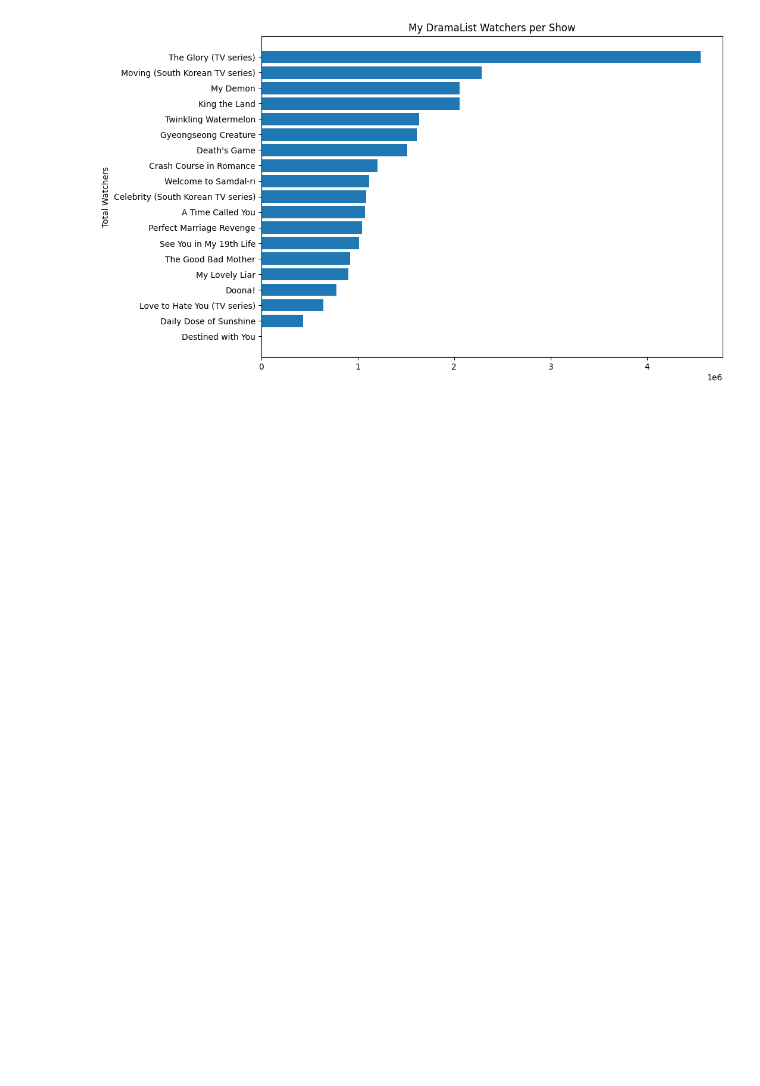
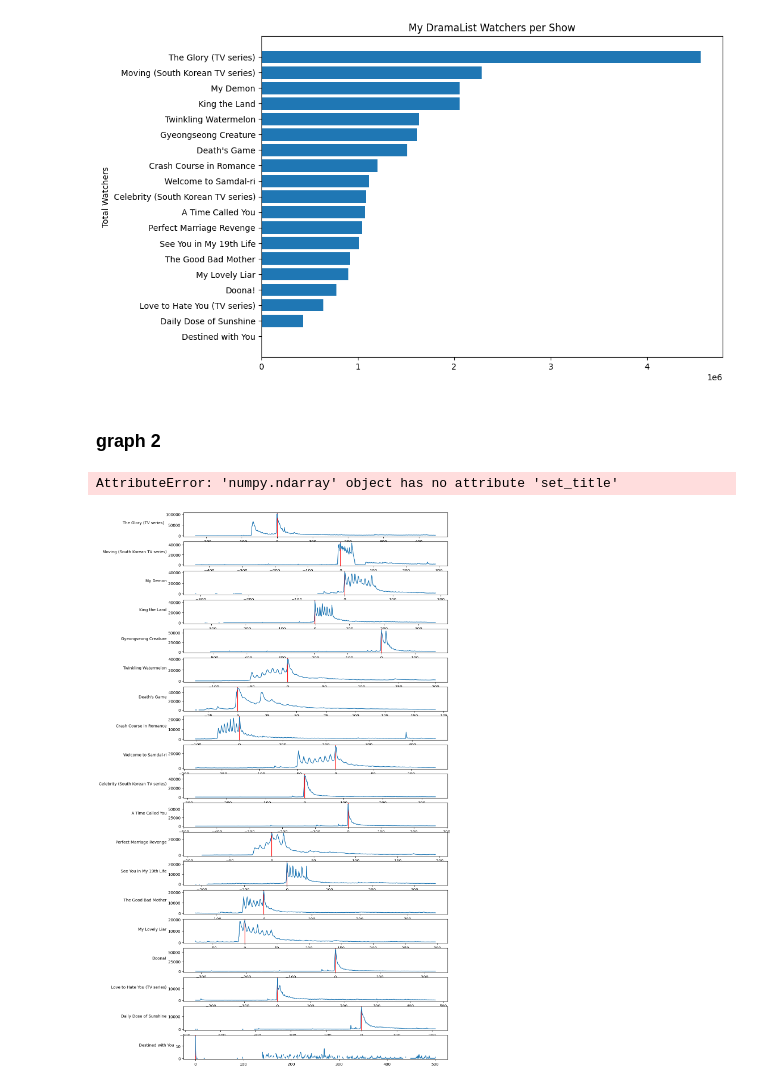
Before and after one commit to Anisa-rodriguez05/week3-fri, a Jupyter notebook: Part5.ipynb, the cells around one changed output. Cells and saved outputs as stored; diff of their text form; code cells hidden in the pictures; blank space fills up the shorter version.

```diff
--- a/Part5.ipynb
+++ b/Part5.ipynb
@@ -96,3 +96,23 @@ plt.ylabel("Total Watchers")
 plt.show()
 # %% [output]
 [figure]
+# %% [markdown]
+### graph 2
+# %%
+fig, axes = plt.subplots(19,1, figsize=(12,25))
+for i, show in enumerate(pageviews.columns):
+    ax = axes[i]
+    views = pageviews[show]
+    days = (views.index - views.idxmax()).days
+    ax.axvline(0,color="red")
+
+    ax.plot(days,views)
+    ax.set_ylabel(show, rotation=0, ha="right")
+
+
+axes.set_title("Aligned Pageview Trajectories")
+axes.set_xlabel("Days Relative to Peak Date")
+plt.show()
+# %% [output]
+AttributeError: 'numpy.ndarray' object has no attribute 'set_title'
+[figure, added]
```
